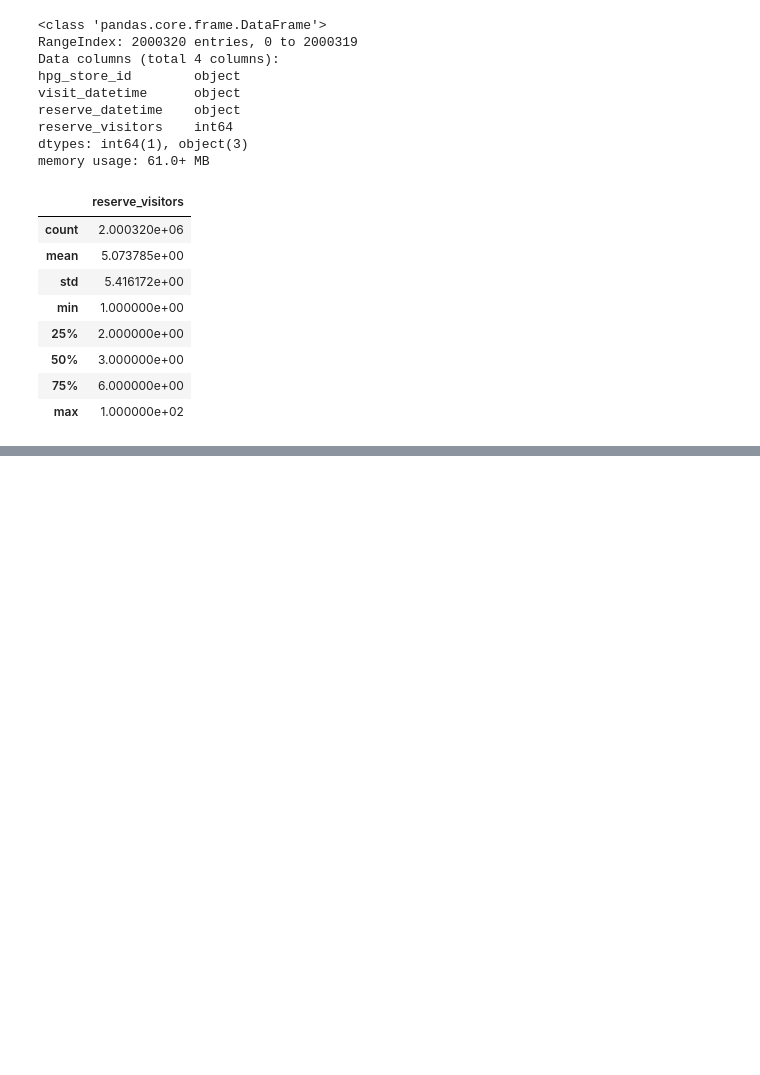
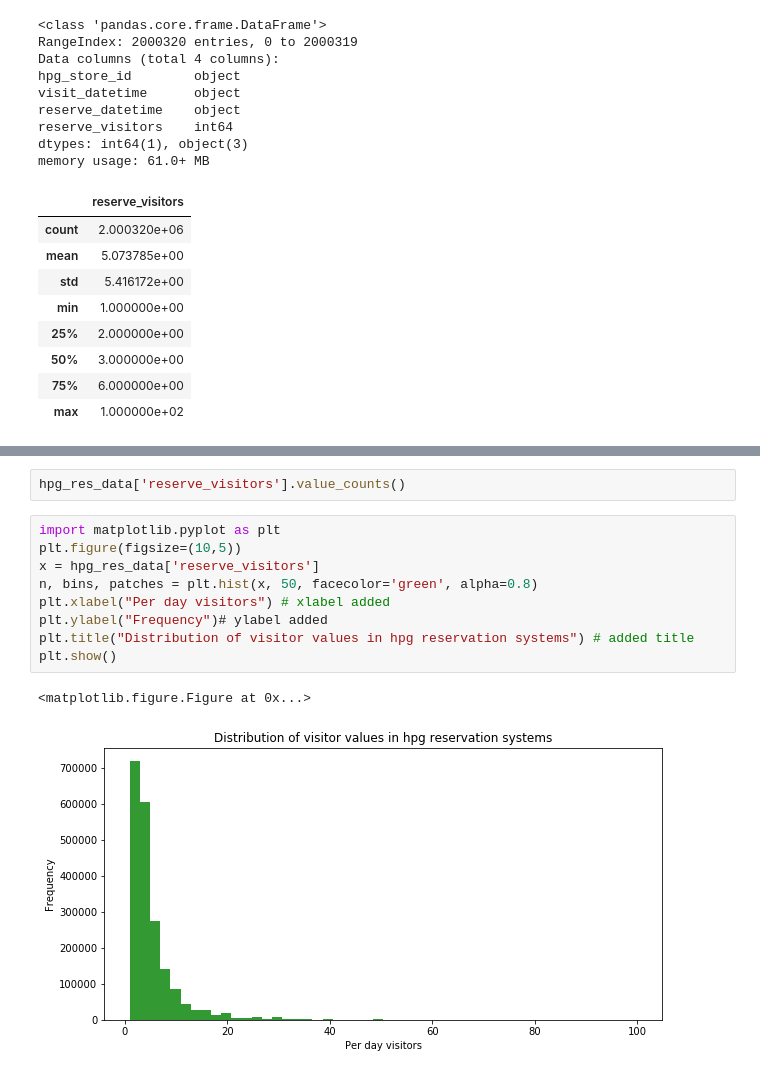
Before and after one commit to andyOR/Kaggle-Competitions, a Jupyter notebook: Recruit Restaurant Visitor Forecasting.ipynb, the cells around one changed output, grey strips where cells are left out. Saved outputs shown, nothing was run; the diff lists cells and outputs as text; blank space fills up the shorter version.

```diff
--- a/Recruit Restaurant Visitor Forecasting.ipynb
+++ b/Recruit Restaurant Visitor Forecasting.ipynb
@@ -101,0 +122,14 @@ memory usage: 61.0+ MB
+# %%
+hpg_res_data['reserve_visitors'].value_counts()
+# %%
+import matplotlib.pyplot as plt
+plt.figure(figsize=(10,5))
+x = hpg_res_data['reserve_visitors']
+n, bins, patches = plt.hist(x, 50, facecolor='green', alpha=0.8)
+plt.xlabel("Per day visitors") # xlabel added
+plt.ylabel("Frequency")# ylabel added
+plt.title("Distribution of visitor values in hpg reservation systems") # added title
+plt.show()
+# %% [output]
+<matplotlib.figure.Figure at 0x...>
+[figure, added]
```
Also changed, not shown: parts of 12 cells of this notebook.
